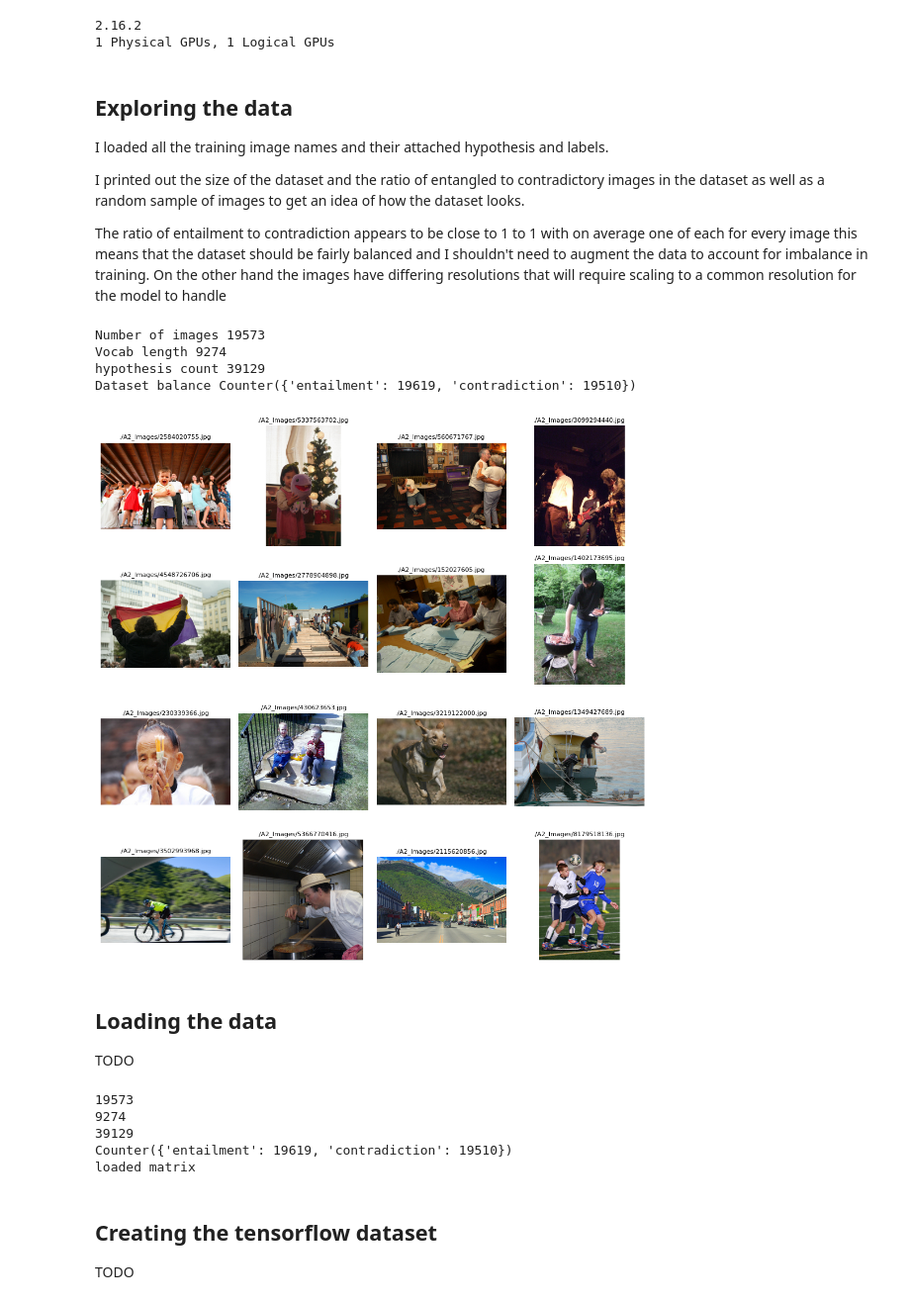
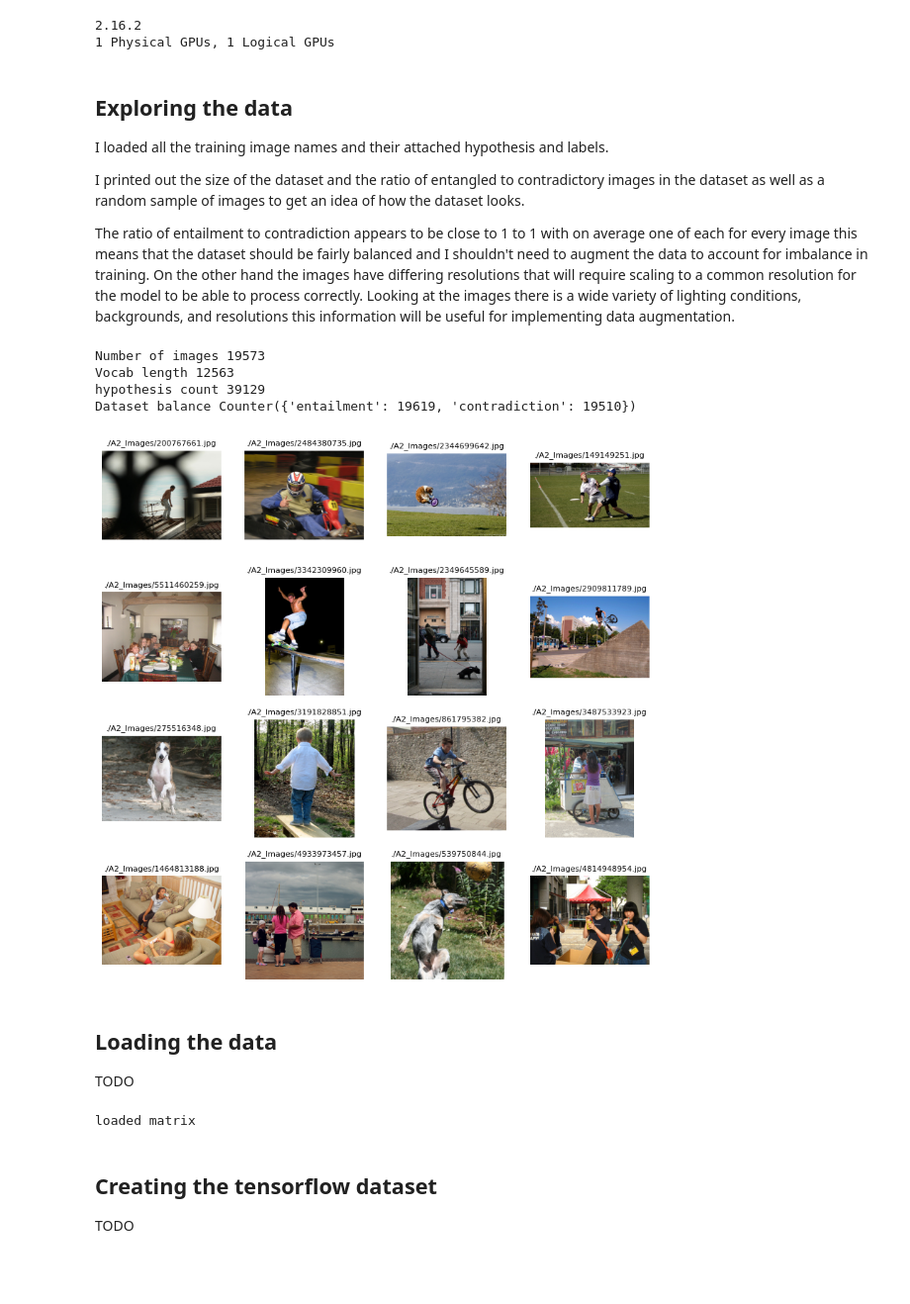
Before and after one commit to Fish4203/deep-learning, a Jupyter notebook: A2.ipynb, the cells around one changed output. Shown at 99% size. Saved outputs shown, nothing was run; the diff lists cells and outputs as text; code cells hidden in the pictures; blank space fills up the shorter version.

```diff
--- a/A2.ipynb
+++ b/A2.ipynb
@@ -35,13 +36,14 @@ I loaded all the training image names and their attached hypothesis and labels.
 I printed out the size of the dataset and the ratio of entangled to contradictory images in the dataset as well as a random sample of images to get an idea of how the dataset looks.
 
 The ratio of entailment to contradiction appears to be close to 1 to 1 with on average one of each for every image this means that the dataset should be fairly balanced and I shouldn't need to augment the data to account for imbalance in training.
-On the other hand the images have differing resolutions that will require scaling to a common resolution for the model to handle
+On the other hand the images have differing resolutions that will require scaling to a common resolution for the model to be able to process correctly.
+Looking at the images there is a wide variety of lighting conditions, backgrounds, and resolutions this information will be useful for implementing data augmentation.
 # %%
 # load images and labels
 
 labelSet = Counter()
 dataDict = {}
-vocab = set()
+vocab = set(['[UNK]'])
 
 datasetLen = 0
 with open("./A2_train_v3.jsonl", "r") as jsonFile:
@@ -53,48 +55,45 @@ with open("./A2_train_v3.jsonl", "r") as jsonFile:
 
 		labelSet[loadedLine["Label"]] += 1
 
-		hypo = [''.join(char for char in word if char.isalnum()) for word in loadedLine["Hypothesis"].lower().split()]
-		vocab.update(hypo)
+		hypo = loadedLine["Hypothesis"].lower()
+		vocab.update(hypo.split())
 
 		dataDict[loadedLine["Image_ID"]].append((hypo, loadedLine["Label"]))
 
 labelTuple = tuple(labelSet.keys())
 vocab = list(vocab)
 
 vocabIndex = {vocab[i]: i for i in range(len(vocab))}
 
 print(f'Number of images {len(dataDict.keys())}')
 print(f'Vocab length {len(vocabIndex)}')
 print(f'hypothesis count {datasetLen}')
 print(f'Dataset balance {labelSet}')
 
 gridSize = 4
 plt.figure(figsize=(10, 10))
 
 for i in range(gridSize ** 2):
 	image_file = './A2_Images/' + random.choice(list(dataDict.keys())) + '.jpg'
 	img = mpimg.imread(image_file)
 
 	plt.subplot(gridSize, gridSize, i + 1)
 	plt.imshow(img)
 	plt.title(image_file, fontsize=8)
 	plt.axis('off') # Hide axes for cleaner image display
 
-plt.tight_layout() # Adjust subplot parameters for a tight layout
 plt.show()
 # %% [output]
 Number of images 19573
-Vocab length 9274
+Vocab length 12563
 hypothesis count 39129
 Dataset balance Counter({'entailment': 19619, 'contradiction': 19510})
-[figure, old version]
+[figure, new version]
 # %% [markdown]
 ## Loading the data
 
 TODO
 # %%
-
-
 # load the glove embeddings
 
 def getGlove():
@@ -117,11 +116,12 @@ def generateMatrix(dim):
           embeddedVocab.append(word)
 
     print(f'embedded {len(embeddedVocab)} out of {len(vocab)}')
-    return embeddingMatrix
+    return embeddingMatrix, [i for i in vocab if i not in embeddedVocab]
 
 
 embeddingDim = 200
 embeddingMatrix = None
+notEmbeddedVocab = None
 
 if not os.path.isfile(f'glove.6B.{embeddingDim}d.txt'):
   getGlove()
@@ -132,17 +132,15 @@ if os.path.isfile(f'embeddingMatrix.{embeddingDim}d.pkl'):
 
   print('loaded matrix')
 else:
-  embeddingMatrix = generateMatrix(embeddingDim)
+  embeddingMatrix, notEmbeddedVocab = generateMatrix(embeddingDim)
 
   with open(f'embeddingMatrix.{embeddingDim}d.pkl', 'ab') as f:
     pickle.dump(embeddingMatrix, f)
 
   print('saved matrix')
+
+  print(len(notEmbeddedVocab))
 # %% [output]
-19573
-9274
-39129
-Counter({'entailment': 19619, 'contradiction': 19510})
 loaded matrix
 # %% [markdown]
 ## Creating the tensorflow dataset
```
Also changed, not shown: parts of 8 cells of this notebook, 2 other files.
